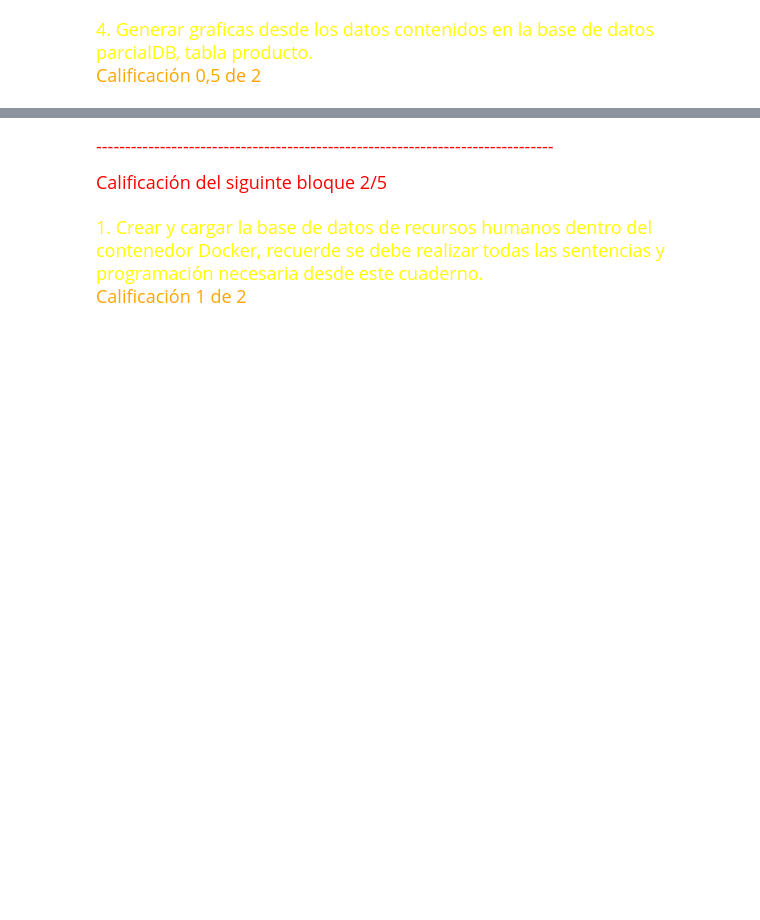
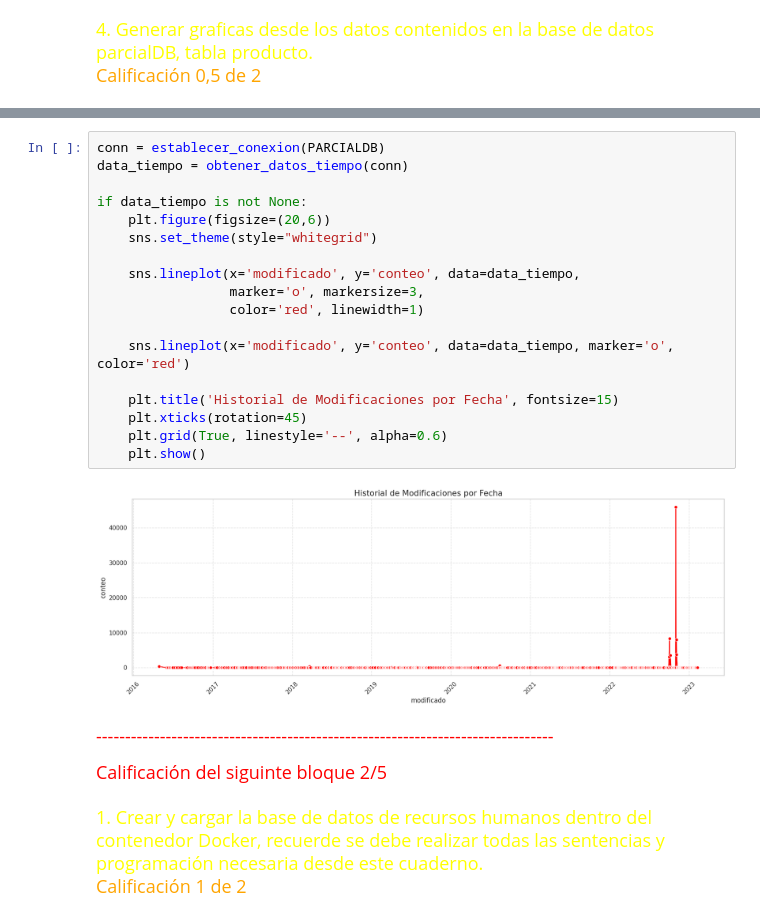
Before and after one commit to juan1jose3/pandas_stuff, a Jupyter notebook: TallerPythonPandas/notebooks/TallerPythonPandas.ipynb, the cells around one changed output, grey strips where cells are left out. Saved outputs shown, nothing was run; the diff lists cells and outputs as text; blank space fills up the shorter version.

```diff
--- a/TallerPythonPandas/notebooks/TallerPythonPandas.ipynb
+++ b/TallerPythonPandas/notebooks/TallerPythonPandas.ipynb
@@ -280,3 +319,23 @@ NameError: name 'cargar_datos' is not defined
+# %%
+conn = establecer_conexion(PARCIALDB)
+data_tiempo = obtener_datos_tiempo(conn)
+
+if data_tiempo is not None:
+    plt.figure(figsize=(20,6))
+    sns.set_theme(style="whitegrid")
+
+    sns.lineplot(x='modificado', y='conteo', data=data_tiempo,
+                 marker='o', markersize=3,
+                 color='red', linewidth=1)
+
+    sns.lineplot(x='modificado', y='conteo', data=data_tiempo, marker='o', color='red')
+
+    plt.title('Historial de Modificaciones por Fecha', fontsize=15)
+    plt.xticks(rotation=45)
+    plt.grid(True, linestyle='--', alpha=0.6)
+    plt.show()
+# %% [output]
+[figure, added]
 # %% [markdown]
 <font color="red" size = "4" face = "small fonts">-------------------------------------------------------------------------------</font></center><br>
 
```
Also changed, not shown: parts of 11 cells of this notebook, 2 other files.
